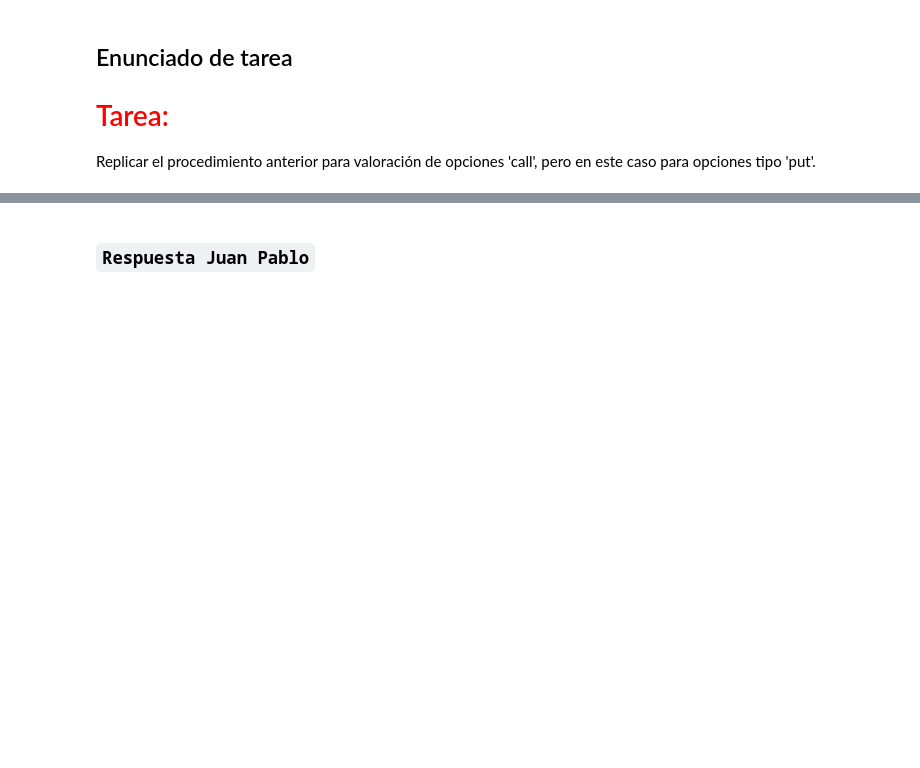
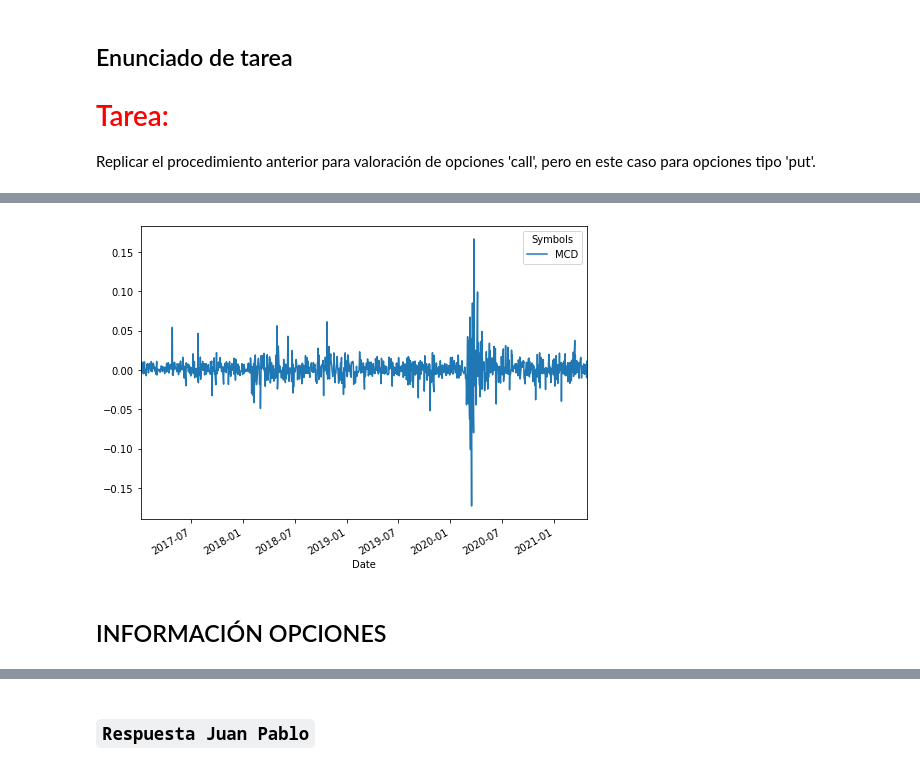
Before and after one commit to JuanPablo2019/Tarea9, a Jupyter notebook: Tarea9.ipynb, the cells around one changed output, grey strips where cells are left out. Drawn from its saved outputs; the diff is of its cells as text; code cells hidden in the pictures; blank space fills up the shorter version.

```diff
--- a/Tarea9.ipynb
+++ b/Tarea9.ipynb
@@ -30,0 +60,10 @@ Replicar el procedimiento anterior para valoración de opciones 'call', pero en
+# %%
+def calc_daily_ret(closes):
+    return np.log(closes/closes.shift(1)).iloc[1:]
+# %%
+ret_mc = calc_daily_ret(closes_mc)
+ret_mc.plot(figsize=(8,6));
+# %% [output]
+[figure, added]
+# %% [markdown]
+## INFORMACIÓN OPCIONES
```
Also changed, not shown: parts of 62 cells of this notebook.
